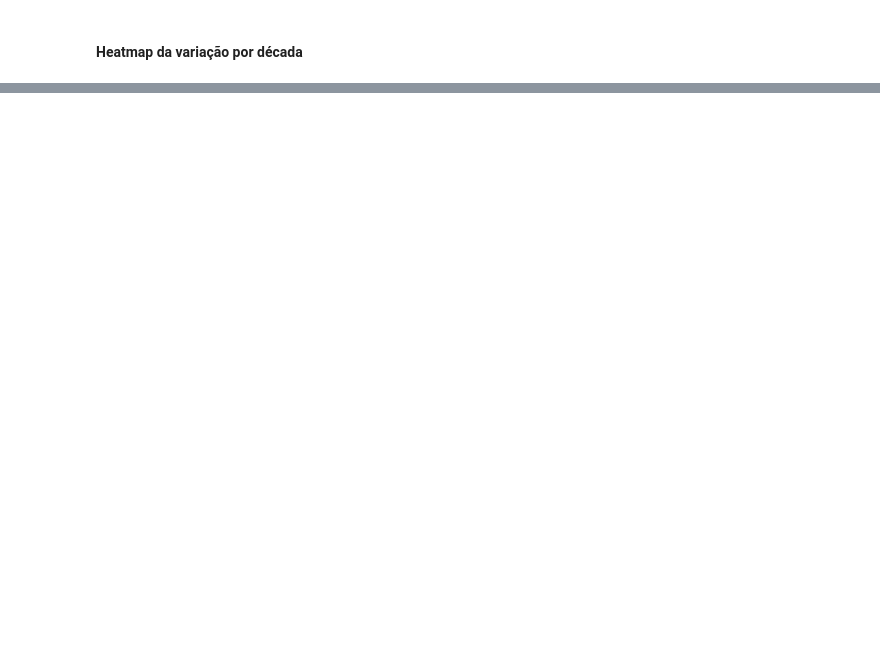
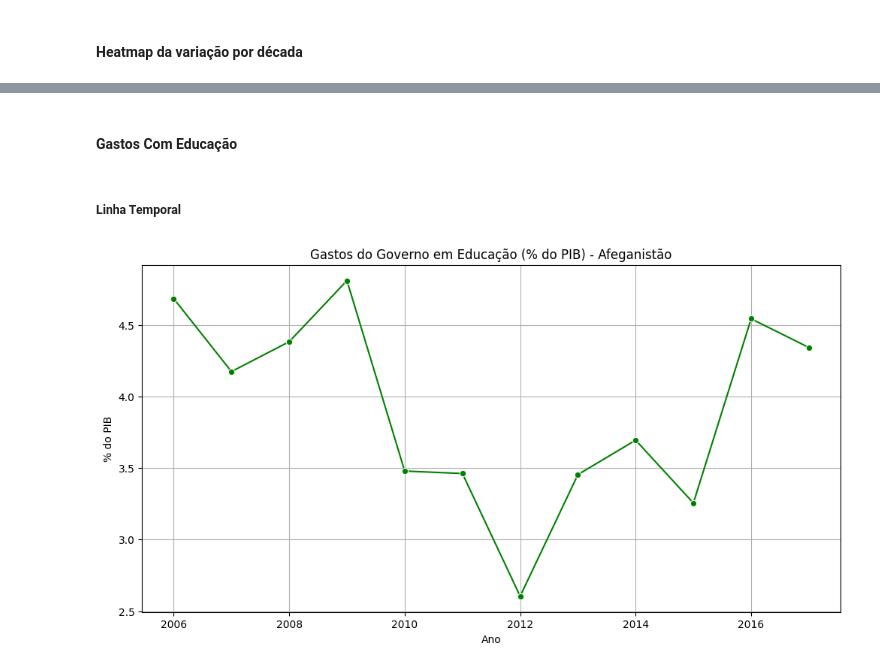
Before and after one commit to Gsimarelli/AV3, a Jupyter notebook: av3.ipynb, the cells around one changed output, grey strips where cells are left out. Cells and saved outputs as stored; diff of their text form; code cells hidden in the pictures; blank space fills up the shorter version.

```diff
--- a/av3.ipynb
+++ b/av3.ipynb
@@ -232,0 +265,37 @@ plt.show()
+# %% [markdown]
+#### Gastos Com Educação
+# %%
+import pandas as pd
+
+# Carregar o arquivo CSV (ajuste o nome se necessário)
+df_raw = pd.read_csv("gastos_educacao.csv")
+
+# Filtrar dados do Afeganistão e do indicador correto
+df_afg = df_raw[
+    (df_raw["REF_AREA_NAME"] == "Afghanistan") &
+    (df_raw["INDICATOR_ID"] == "WB_WDI_SE_XPD_TOTL_GD_ZS")
+]
+
+# Selecionar colunas importantes e renomear
+df_afg = df_afg[["TIME_PERIOD", "OBS_VALUE"]].rename(columns={
+    "TIME_PERIOD": "Ano",
+    "OBS_VALUE": "Valor"
+})
+
+# Ordenar por ano
+df_afg = df_afg.sort_values("Ano").reset_index(drop=True)
+# %% [markdown]
+##### Linha Temporal
+# %%
+import matplotlib.pyplot as plt
+import seaborn as sns
+
+
+plt.figure(figsize=(12, 6))
+sns.lineplot(data=df_afg, x="Ano", y="Valor", marker="o", color="green")
+plt.title("Gastos do Governo em Educação (% do PIB) - Afeganistão")
+plt.ylabel("% do PIB")
+plt.grid(True)
+plt.show()
+# %% [output]
+[figure, added]
```
Also changed, not shown: parts of 16 cells of this notebook.
